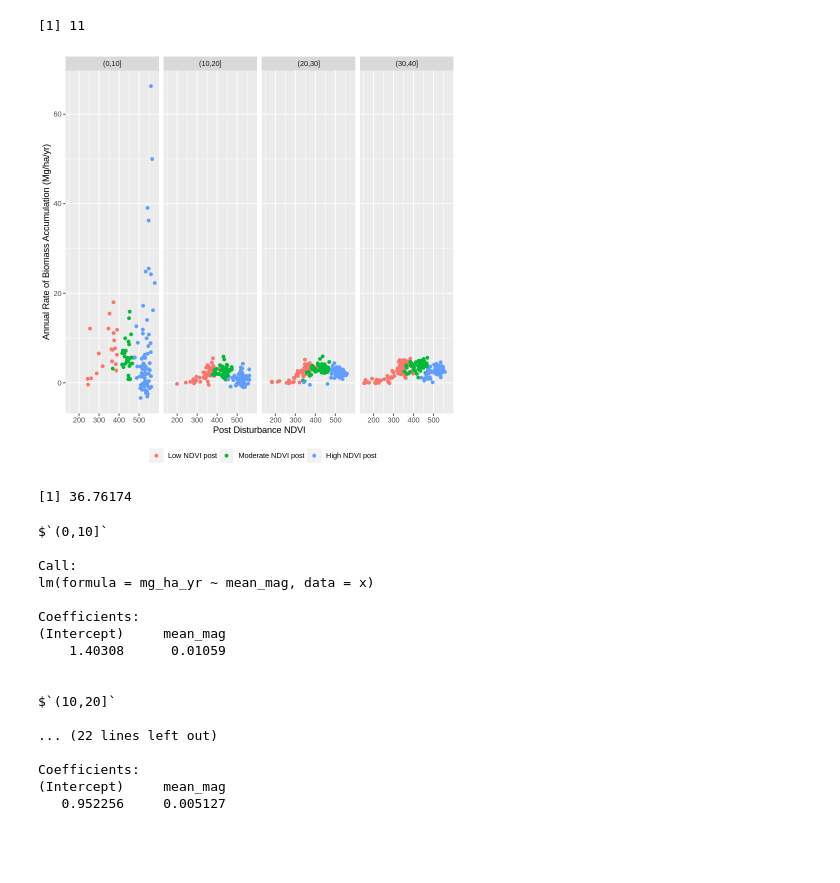
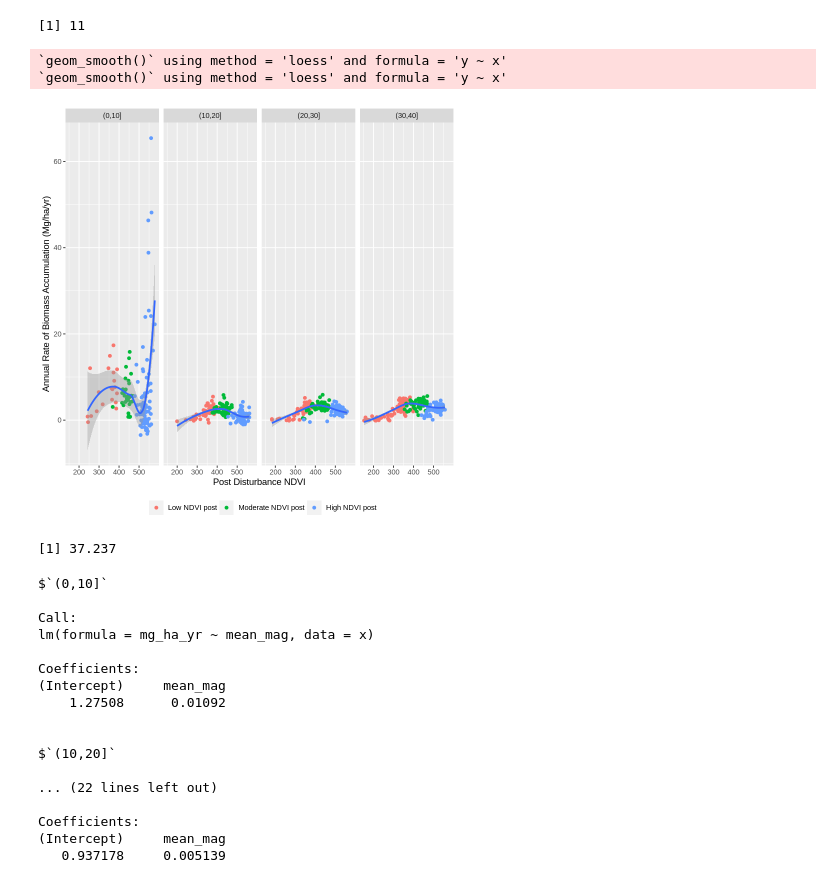
Before and after one commit to seismosmsr/machine_learning, a Jupyter notebook: gedi_analysis_HJA_analysis_v1.ipynb, the cells around one changed output. Cells and saved outputs as stored; diff of their text form; code cells hidden in the pictures; blank space fills up the shorter version.

```diff
--- a/gedi_analysis_HJA_analysis_v1.ipynb
+++ b/gedi_analysis_HJA_analysis_v1.ipynb
@@ -493,7 +409,7 @@ summary_dt <- gedi_int_dt[min_yod < gedi_year %>% as.numeric & max_yod < gedi_ye
   yad = 2023 - min(mean_yod,na.rm=T),
   mean_yod = mean(mean_yod,na.rm=T),
   n=length(agbd)
-  ),by=.(HUC12, HUC10, HUC8,Management_class,gedi_year,gedi_vec_id)]
+  ),by=.(HUC12, HUC10, HUC8,Management_class,is_fire,gedi_year,gedi_vec_id)]
 # %%
 summary_dt[,HUC12_n := length(mean_mag),by = HUC12]
 # summary_dt$HUC12_n %>% table
@@ -616,20 +540,23 @@ levels(summary_dt$high_group) <- c('Low NDVI post','Moderate NDVI post','High ND
 # %%
 summary_dt[,list(mg_ha_yr = mean((agbd_gedi-intercept)/(2023-min_yod)),mean_mag = mean(mean_preval-mean_mag),n=length(agbd_gedi)),by = .(group_quantile,group_year,low_group,high_group,HUC8,HUC10,HUC12)][n>30 &!is.na(low_group)] %>%
   ggplot(aes(x=mean_mag  ,y=mg_ha_yr))+
   geom_point(aes(x=mean_mag ,color=high_group) ) +
   # geom_smooth(method='lm',color='black') +
   xlab("Post Disturbance NDVI")+
   ylab("Annual Rate of Biomass Accumulation (Mg/ha/yr)")+
   # geom_boxplot(aes(x=low_group,color=low_group),fill=NA) +
+  geom_smooth()+
   facet_grid(.~group_year) +
   theme(legend.position = 'bottom',legend.title =  element_blank())
 ggsave("/content/graphics/recovery_bins.jpg",height = 6, width = 8)
 # %% [output]
+`geom_smooth()` using method = 'loess' and formula = 'y ~ x'
+`geom_smooth()` using method = 'loess' and formula = 'y ~ x'
-[figure, old version]
+[figure, new version]
 # %%
 summary_dt$intercept %>% mean(na.rm=T)
 # %% [output]
-[1] 36.76174
+[1] 37.237
 # %%
 summary_dt[,list(mg_ha_yr = mean((agbd_gedi-intercept)/(2023-min_yod)),mean_mag = mean(mean_preval-mean_mag),n=length(agbd_gedi)),by = .(group_quantile,group_year,low_group,high_group,HUC8,HUC10,HUC12)][n>30 &!is.na(low_group)] %>%
   split(.$group_year) %>%
@@ -642,7 +569,7 @@ lm(formula = mg_ha_yr ~ mean_mag, data = x)
 
 Coefficients:
 (Intercept)     mean_mag
-    1.40308      0.01059
+    1.27508      0.01092
 
 
 $`(10,20]`
@@ -651,6 +578,6 @@ $`(10,20]`
 
 Coefficients:
 (Intercept)     mean_mag
-   0.952256     0.005127
+   0.937178     0.005139
 # %%
 landtrendr_tif
```
Also changed, not shown: parts of 34 cells of this notebook.
